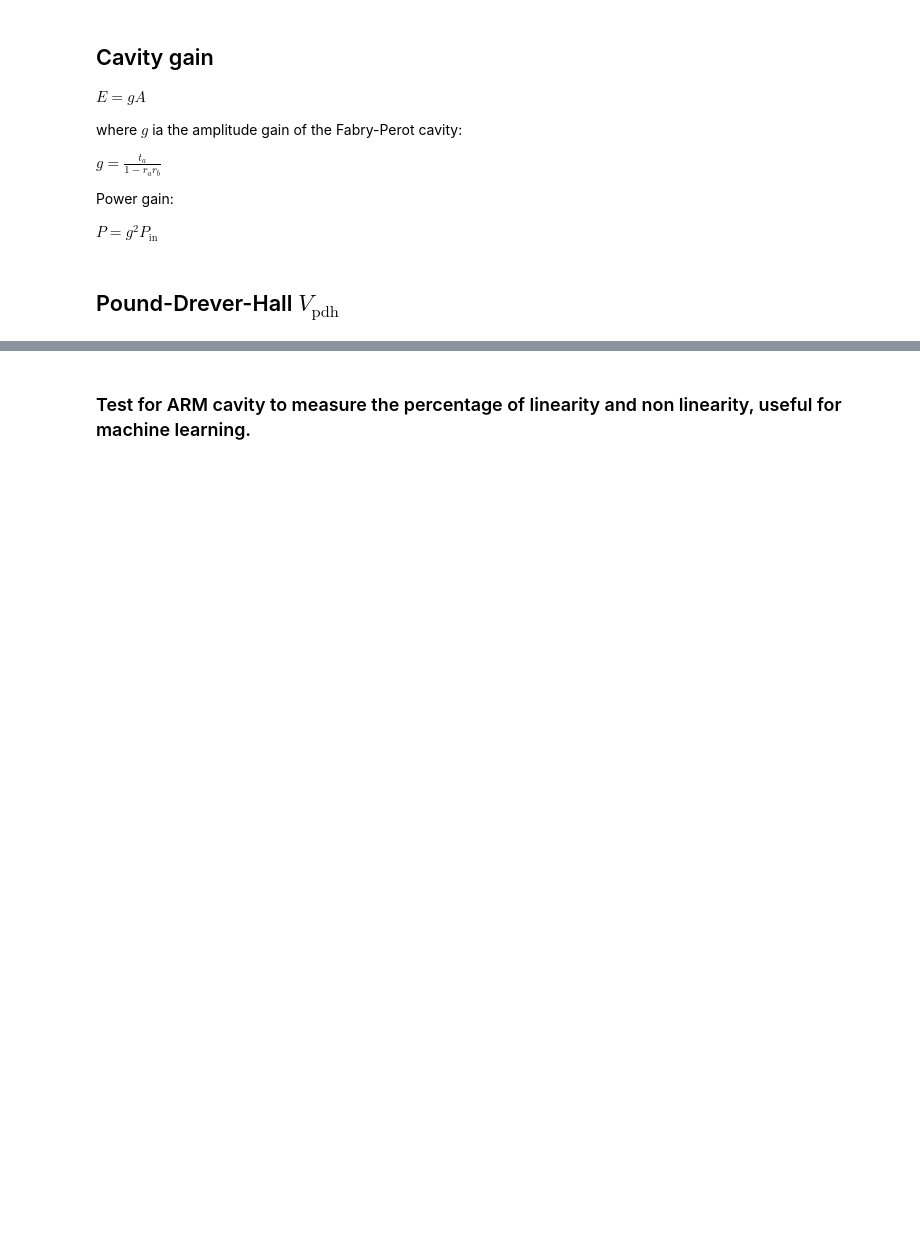
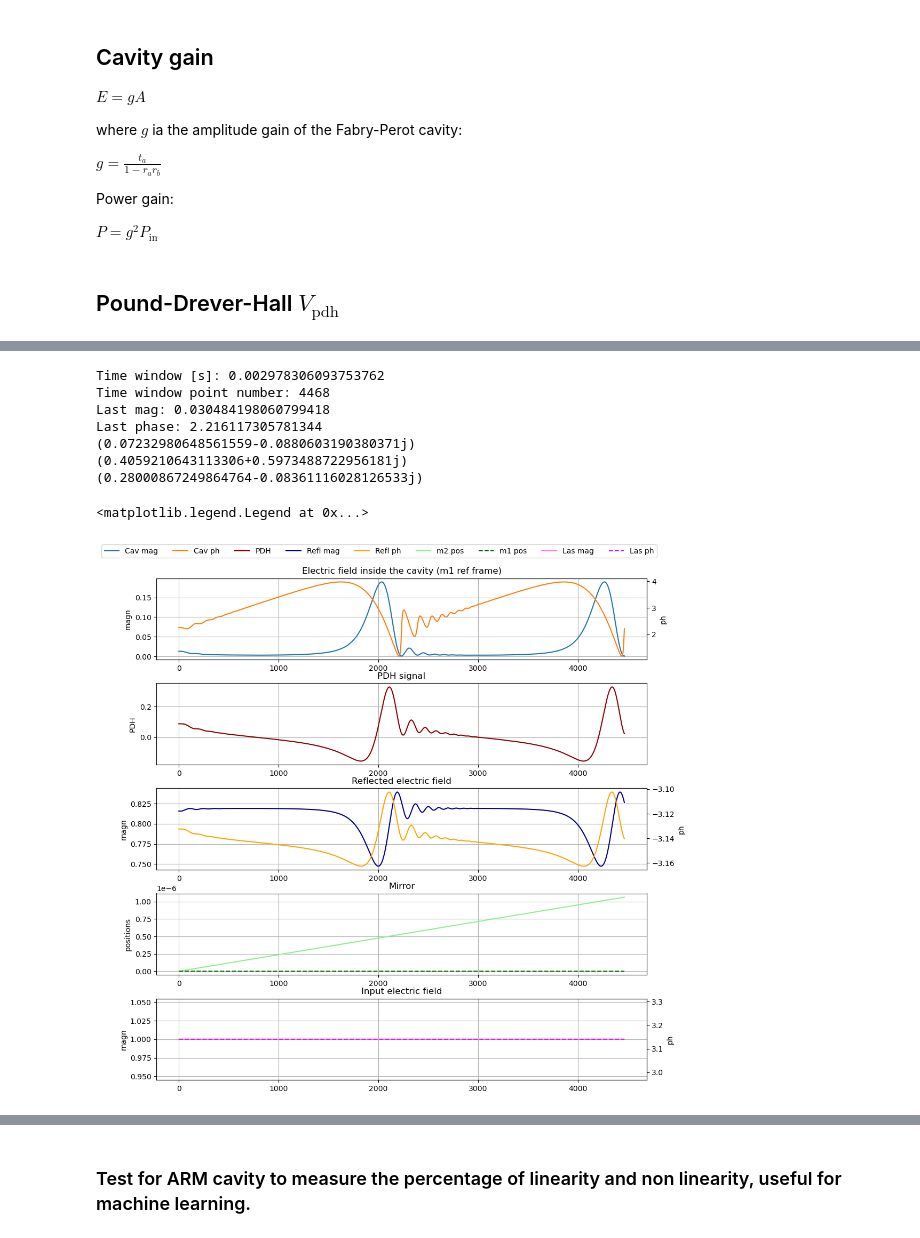
Before and after one commit to matib12/oreonspy, a Jupyter notebook: nb/FP cavity dynamics.ipynb, the cells around one changed output, grey strips where cells are left out. Drawn from its saved outputs; the diff is of its cells as text; code cells hidden in the pictures; blank space fills up the shorter version.

```diff
--- a/nb/FP cavity dynamics.ipynb
+++ b/nb/FP cavity dynamics.ipynb
@@ -81,13 +84,13 @@ def V_pdh(gamma, E_in, E):
     """
     return -(np.exp(gamma*1.j) * np.conjugate(E_in) * E).imag
 # %%
-E_in_init = 1.*np.exp(0.2j)
+E_in_init = 1.*np.exp(3.14j)
 print("E_in_init: {0}".format(E_in_init))
 print("E_in_init_abs", np.abs(E_in_init))
 print("E_in_init_phase", np.angle(E_in_init))
 
-ARM = op.Cavity(t_a = 0.1, r_a = 0.9, r_b = 0.9, L=3., debug=False)
-ARM.simulation(k, 1500000e3, E_in_init=E_in_init)
+ARM = op.Cavity(t_a = 0.1, r_a = 0.9, r_b = 0.9, L=3000.00001, debug=False)
+ARM.simulation(k, 1500e3, E_in_init=E_in_init)
 print("E_in_init: {0}".format(ARM.E_in_buffers))
 print("E_in_init mag: {0}".format(np.abs(ARM.E_in_buffers)))
 print("E_in_init angle: {0}".format(np.angle(ARM.E_in_buffers)))
@@ -110,21 +134,21 @@ ph_ref = np.zeros(points)
 pdh = np.zeros(points)
 ph_step = 8.*np.pi/points
 #ph_step = 0.
-E_in_curr = np.zeros(points, dtype=np.complex128)
+E_in_values = np.ones(points, dtype=np.complex128)*E_in_init
 
-dz1 = d_zeta
-dz2 = 0. #d_zeta
+dz1 = 0. #d_zeta
+dz2 = d_zeta
 
-for i in range(points):
-    E_in_curr[i] = E_in_init*np.exp(ph_step*1.j*i)
+for i in range(int(points/1)):
+    #E_in_values[i] = E_in_init*np.exp(ph_step*1.j*i)
 
-    E, E_ref = ARM.sim_step(d_zeta=dz2, d_zeta_in=dz1, E_in_laser=E_in_curr[i])
+    E, E_ref = ARM.sim_step(d_zeta=dz2, d_zeta_in=dz1, E_in_laser=E_in_values[i])
 
     s[i] = np.abs(E)**2
     s_ref[i] = np.abs(E_ref)**2
     ph[i] = np.angle(E)
     ph_ref[i] = np.angle(E_ref)
-    pdh[i] = V_pdh(0., E_in_curr[i], E)
+    pdh[i] = V_pdh(0., E_in_values[i], E)
 
 
 print("Last mag: {0}".format(np.abs(E)))
@@ -170,33 +194,43 @@ ax[3].set_ylabel("positions")
 ax[3].grid()
 ax[3].title.set_text("Mirror")
 
-ax[4].plot(np.abs(E_in_curr)**2, label="Las mag", c='violet')
+ax[4].plot(np.abs(E_in_values)**2, label="Las mag", c='violet')
 ax[4].set_ylabel("magn")
 ax[4].grid()
 ax[4].title.set_text("Input electric field")
 ax4 = ax[4].twinx()
-ax4.plot(np.unwrap(np.angle(E_in_curr)), label="Las ph", ls='dashed', c='magenta')
+ax4.plot(np.unwrap(np.angle(E_in_values)), label="Las ph", ls='dashed', c='magenta')
 ax4.set_ylabel("ph")
 ax4.tick_params(axis='y')
 
 # Prepare the legend
 lab = []
 han = []
 for a in ax:
     handles, labels = a.get_legend_handles_labels()
     han += handles
     lab += labels
 
 h, l = ax2.get_legend_handles_labels()
 han += h
 lab += l
 h, l = ax3.get_legend_handles_labels()
 han += h
 lab += l
 h, l = ax4.get_legend_handles_labels()
 han += h
 lab += l
 
 # Reshufle the legend
 order = [0,6,1,2,7,3,4,5,8]
 fig.legend([han[idx] for idx in order],[lab[idx] for idx in order], ncol = 9, bbox_to_anchor=(0.5, .55, 0.5, 0.5))
+# %% [output]
+Time window [s]: 0.002978306093753762
+Time window point number: 4468
+Last mag: 0.030484198060799418
+Last phase: 2.216117305781344
+(0.07232980648561559-0.0880603190380371j)
+(0.4059210643113306+0.5973488722956181j)
+(0.28000867249864764-0.08361116028126533j)
+<matplotlib.legend.Legend at 0x...>
+[figure, added]
```
Also changed, not shown: parts of 8 cells of this notebook, 5 other files.
